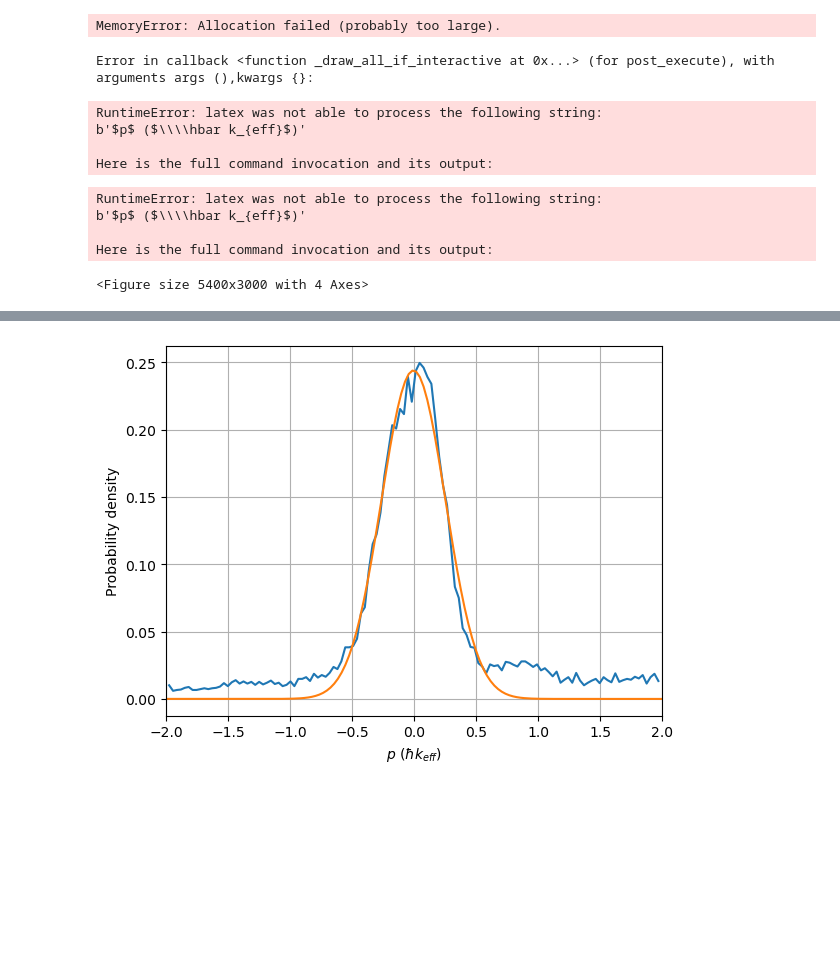
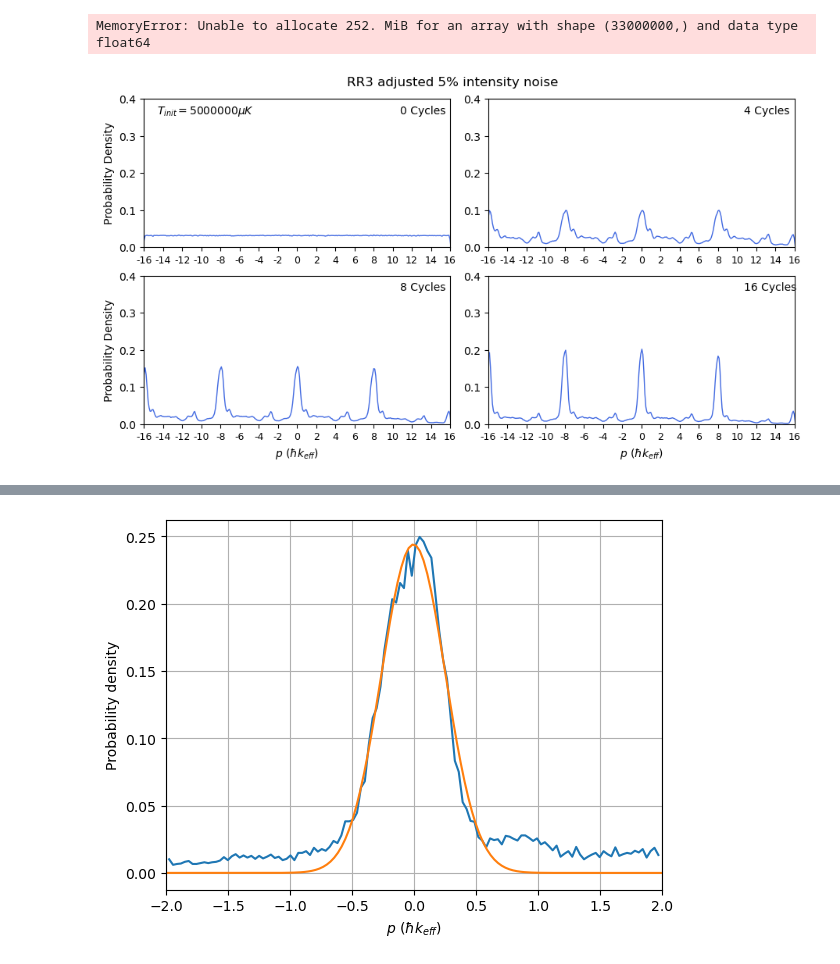
Before and after one commit to tr2g20/simulations, a Jupyter notebook: alg_cooling_flat.ipynb, the cells around one changed output, grey strips where cells are left out. Cells and saved outputs as stored; diff of their text form; code cells hidden in the pictures; blank space fills up the shorter version.

```diff
--- a/alg_cooling_flat.ipynb
+++ b/alg_cooling_flat.ipynb
@@ -15,7 +15,7 @@ from pathlib import Path
 
 N = 1000000
 
-p_dist = np.random.uniform(-16,16, size=N)*hbar*k_eff
+p_dist = np.random.uniform(-32,32, size=N)*hbar*k_eff
 
 cycles = 16
 
@@ -25,6 +25,7 @@ rabi_time = 2*pi/rabi_freq
 time_steps = 1
 
 RR3 = RR3short_gate(rabi_freq=rabi_freq, time_steps=time_steps)
+RR3.build_seq()
 
 p_min = -16
 p_max = 16
@@ -39,14 +40,14 @@ beam_profile = np.full(N, 1)
 # beam_profile = np.random.uniform(0.9, 1.1, N)
 # beam_profile = np.random.normal(loc=1.0, scale=0.0167, size=N)
 
-moms_list, fracs_list = simulate_alg_cooling_custom2(basis=basis, sequence=RR3, time_steps=time_steps, p_dist=p_dist, initial_state=initial_state, beam_profile=beam_profile, cycles=cycles, rabi_freq=rabi_freq, pumping_route='f3',
+moms_list, fracs_list = simulate_alg_cooling_custom(basis=basis, sequence=RR3, p_dist=p_dist, initial_state=initial_state, beam_profile=beam_profile, cycles=cycles, rabi_freq=rabi_freq, pumping_route='f3',
                                                     #    alternating=True,
-                                                        save_dir='data/algorithmic cooling/flat',
+                                                        # save_dir='data/algorithmic cooling/flat',
                                                         )
 # %% [output]
-MemoryError: Allocation failed (probably too large).
+MemoryError: Unable to allocate 252. MiB for an array with shape (33000000,) and data type float64
 # %%
-path = Path("data/algorithmic cooling/flat/2026-04-09_algcooling_f3_16cycles_100000atoms_5e+10Hz.h5")
+path = Path("data/algorithmic cooling/flat/2026-04-13_algcooling_f3_16cycles_1000000atoms_5e+10Hz.h5")
 loaded_dict = load_p_dists(file_path=path)
 moms_list = loaded_dict["p_list"]
 fracs_list = loaded_dict["weights_list"]
@@ -54,28 +55,20 @@ basis = loaded_dict["basis"]
 Temp = loaded_dict["init_temp"]
 # %%
 moms_list = [mom / (hbar * k_eff) for mom in moms_list]
-# %%
-import scienceplots
-plt.style.use(['science','ieee'])
+# %%
+global_min = min([min(m) for m in moms_list])
+global_max = max([max(m) for m in moms_list])
+global_range = (global_min, global_max)
 # %%
 
 cycles_list = np.array([0,4,8,16])
-index_list = np.array([0,8,16,32])
+index_list = np.array([0,8,16,24])
 bins_list = np.full(4, 1000)
 bins_list[0] = 1000
 
-plot_coolingcycles_22(moms_list=moms_list, fracs_list=fracs_list, basis=basis, cycles_list=cycles_list, index_list=index_list, bins_list=bins_list, title='RR3 adjusted 5% intensity noise', temp=5, show=False,
+plot_coolingcycles_22(moms_list=moms_list, fracs_list=fracs_list, basis=basis, datarange=global_range, cycles_list=cycles_list, index_list=index_list, bins_list=bins_list, title='RR3 adjusted 5% intensity noise', temp=5, show=False,
                       ylims=0.4,
                      #   save_dir="plots/histograms/RR2/2026-03-20_RR2_adjustedMDFE_0.05beam_f3_96cycles_15muK_6000atoms_1e6Hz.png"
                        )
 # %% [output]
-Error in callback <function _draw_all_if_interactive at 0x...> (for post_execute), with arguments args (),kwargs {}:
-RuntimeError: latex was not able to process the following string:
-b'$p$ ($\\\\hbar k_{eff}$)'
-
-Here is the full command invocation and its output:
-RuntimeError: latex was not able to process the following string:
-b'$p$ ($\\\\hbar k_{eff}$)'
-
-Here is the full command invocation and its output:
-<Figure size 5400x3000 with 4 Axes>
+[figure, added]
```
Also changed, not shown: parts of 2 cells of this notebook, 6 other files.
